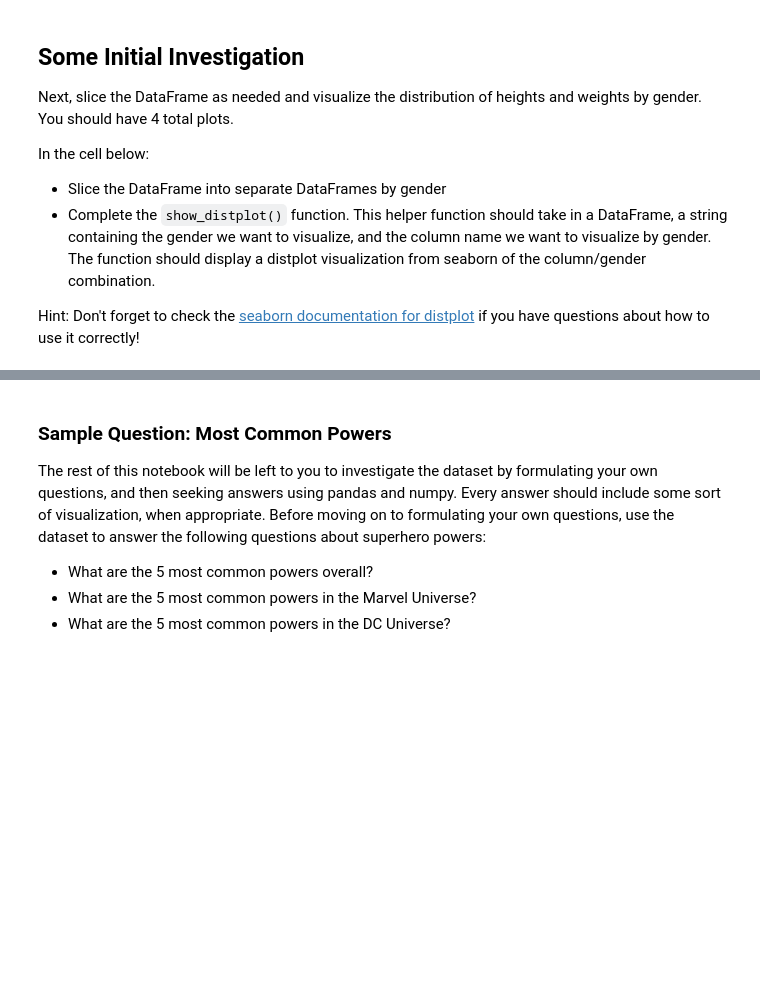
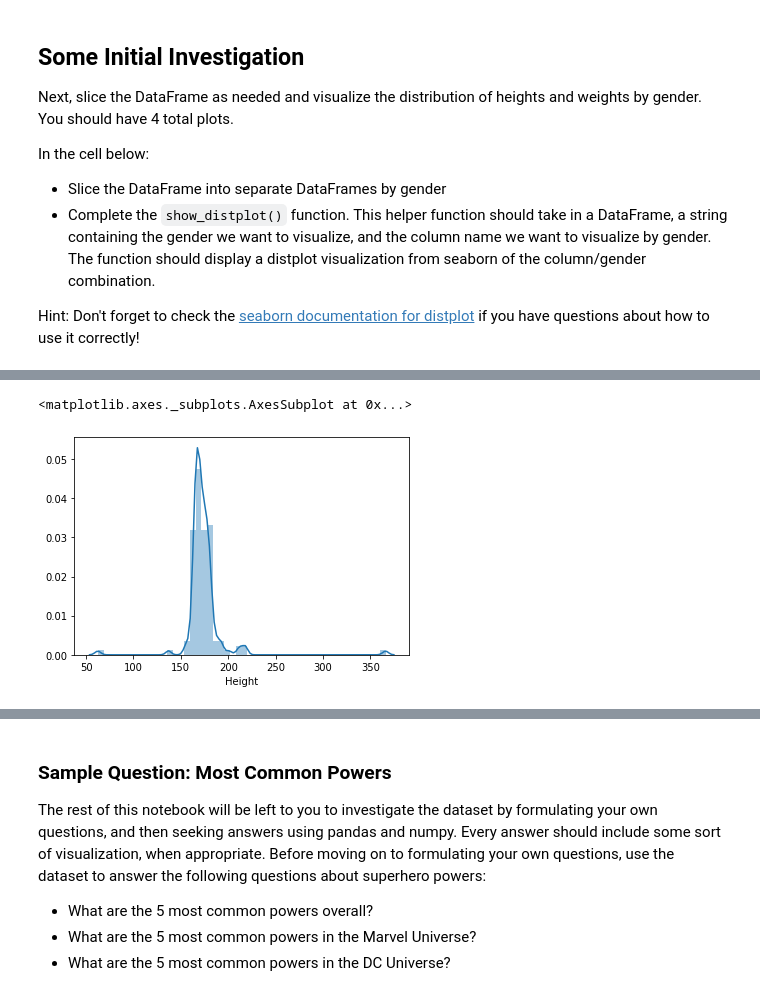
Before and after one commit to stevenkyle2013/dsc-data-cleaning-project-onl01-dtsc-pt-070620, a Jupyter notebook: index.ipynb, the cells around one changed output, grey strips where cells are left out. Drawn from its saved outputs; the diff is of its cells as text; code cells hidden in the pictures; blank space fills up the shorter version.

```diff
--- a/index.ipynb
+++ b/index.ipynb
@@ -299,4 +311,8 @@ def show_distplot(dataframe, gender, column_name):
 # %%
 # Female Height
+show_distplot(combined_df, 'Female', 'Height')
+# %% [output]
+<matplotlib.axes._subplots.AxesSubplot at 0x...>
+[figure, added]
 # %%
 # Female Weight
```
Also changed, not shown: parts of 15 cells of this notebook.
